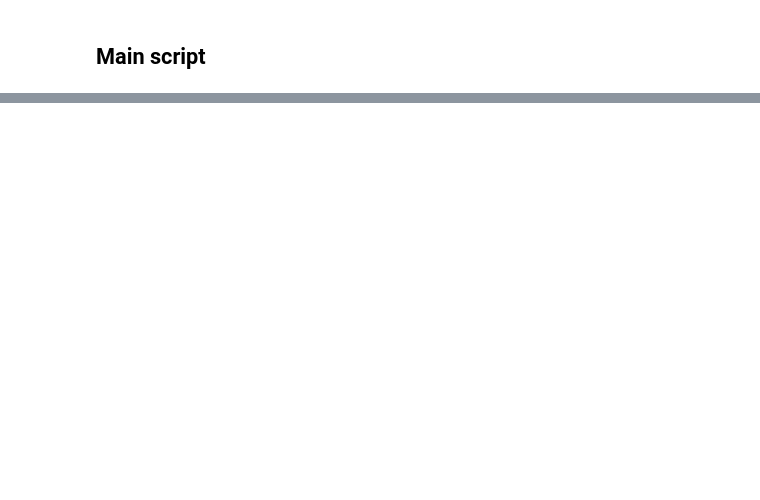
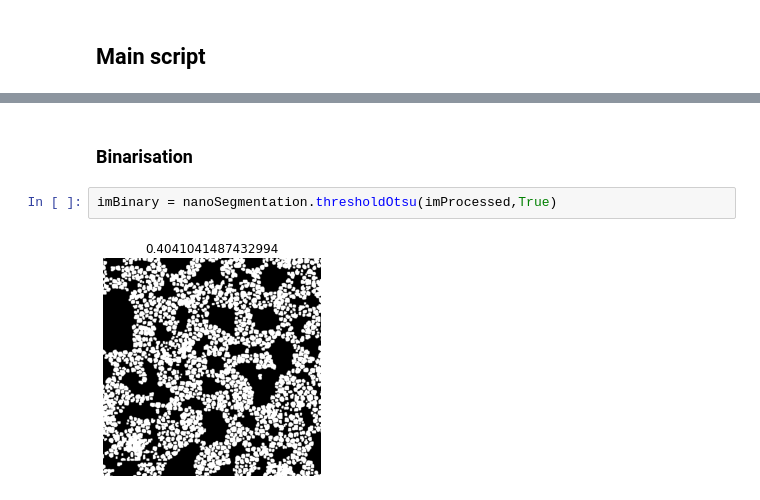
Before and after one commit to Cewein/Nanoparticle-segmentation-classification, a Jupyter notebook: Segemenation_of_nano_particle.ipynb, the cells around one changed output, grey strips where cells are left out. Drawn from its saved outputs; the diff is of its cells as text; blank space fills up the shorter version.

```diff
--- a/Segemenation_of_nano_particle.ipynb
+++ b/Segemenation_of_nano_particle.ipynb
@@ -41,0 +75,6 @@ C:/Users/Cewein/python/Nanoparticle-segmentation-classification/img/15kX -FF-Q9-
+# %% [markdown]
+### Binarisation
+# %%
+imBinary = nanoSegmentation.thresholdOtsu(imProcessed,True)
+# %% [output]
+[figure, added]
```
Also changed, not shown: parts of 26 cells of this notebook, 1 other file.
